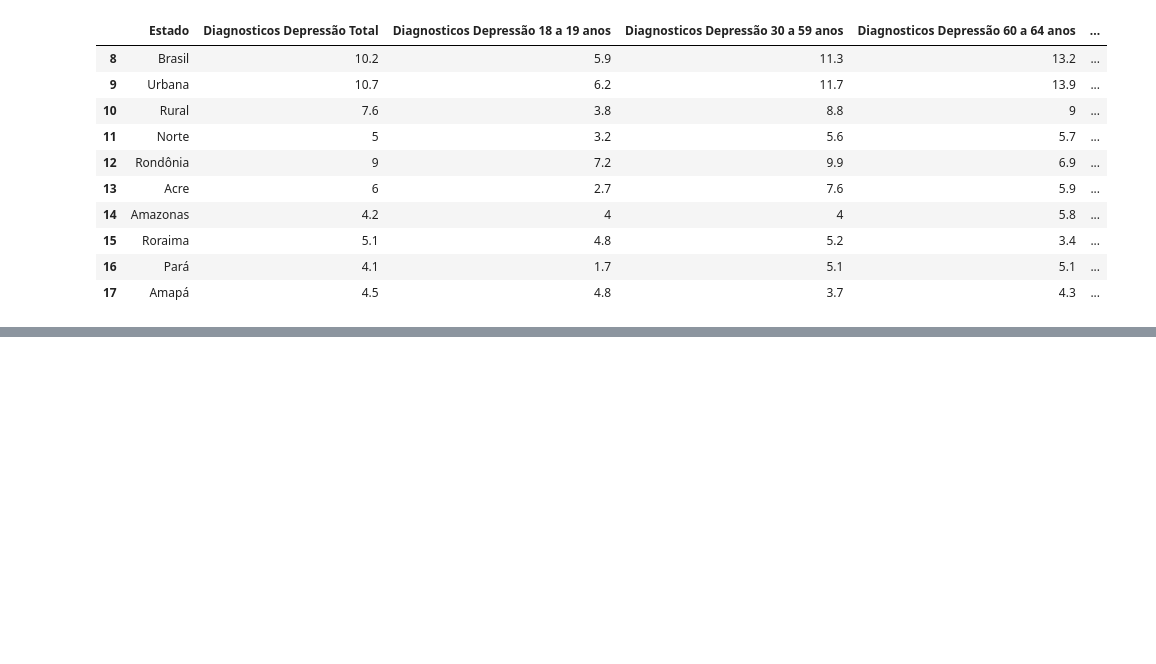
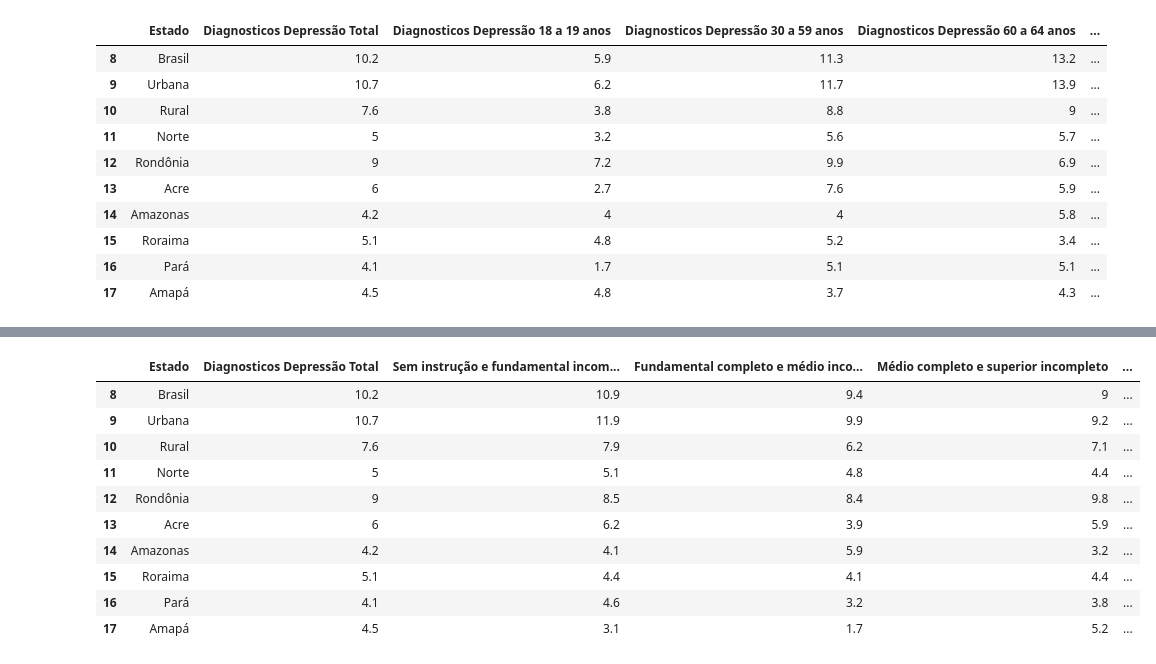
Before and after one commit to Felipeecp/desafio4_tratamento_dados, a Jupyter notebook: dados_depressao.ipynb, the cells around one changed output, grey strips where cells are left out. Drawn from its saved outputs; the diff is of its cells as text; code cells hidden in the pictures; blank space fills up the shorter version.

```diff
--- a/dados_depressao.ipynb
+++ b/dados_depressao.ipynb
@@ -111,0 +143,16 @@ tab3_44_idade.loc[23:, 'Região'] = 'Centro-Oeste'
+# %%
+colunas = ['Estado','Diagnosticos Depressão Total','Sem instrução e fundamental incompleto','Fundamental completo e médio incompleto','Médio completo e superior incompleto','Superior completo']
+tab3_44_instrucao.columns = colunas
+tab3_44_instrucao.head(10)
+# %% [output]
+|  | Estado | Diagnosticos Depressão Total | Sem instrução e fundamental incom... | Fundamental completo e médio inco... | Médio completo e superior incompleto | ... |
+| 8 | Brasil | 10.2 | 10.9 | 9.4 | 9 | ... |
+| 9 | Urbana | 10.7 | 11.9 | 9.9 | 9.2 | ... |
+| 10 | Rural | 7.6 | 7.9 | 6.2 | 7.1 | ... |
+| 11 | Norte | 5 | 5.1 | 4.8 | 4.4 | ... |
+| 12 | Rondônia | 9 | 8.5 | 8.4 | 9.8 | ... |
+| 13 | Acre | 6 | 6.2 | 3.9 | 5.9 | ... |
+| 14 | Amazonas | 4.2 | 4.1 | 5.9 | 3.2 | ... |
+| 15 | Roraima | 5.1 | 4.4 | 4.1 | 4.4 | ... |
+| 16 | Pará | 4.1 | 4.6 | 3.2 | 3.8 | ... |
+| 17 | Amapá | 4.5 | 3.1 | 1.7 | 5.2 | ... |
```
Also changed, not shown: parts of 16 cells of this notebook.
